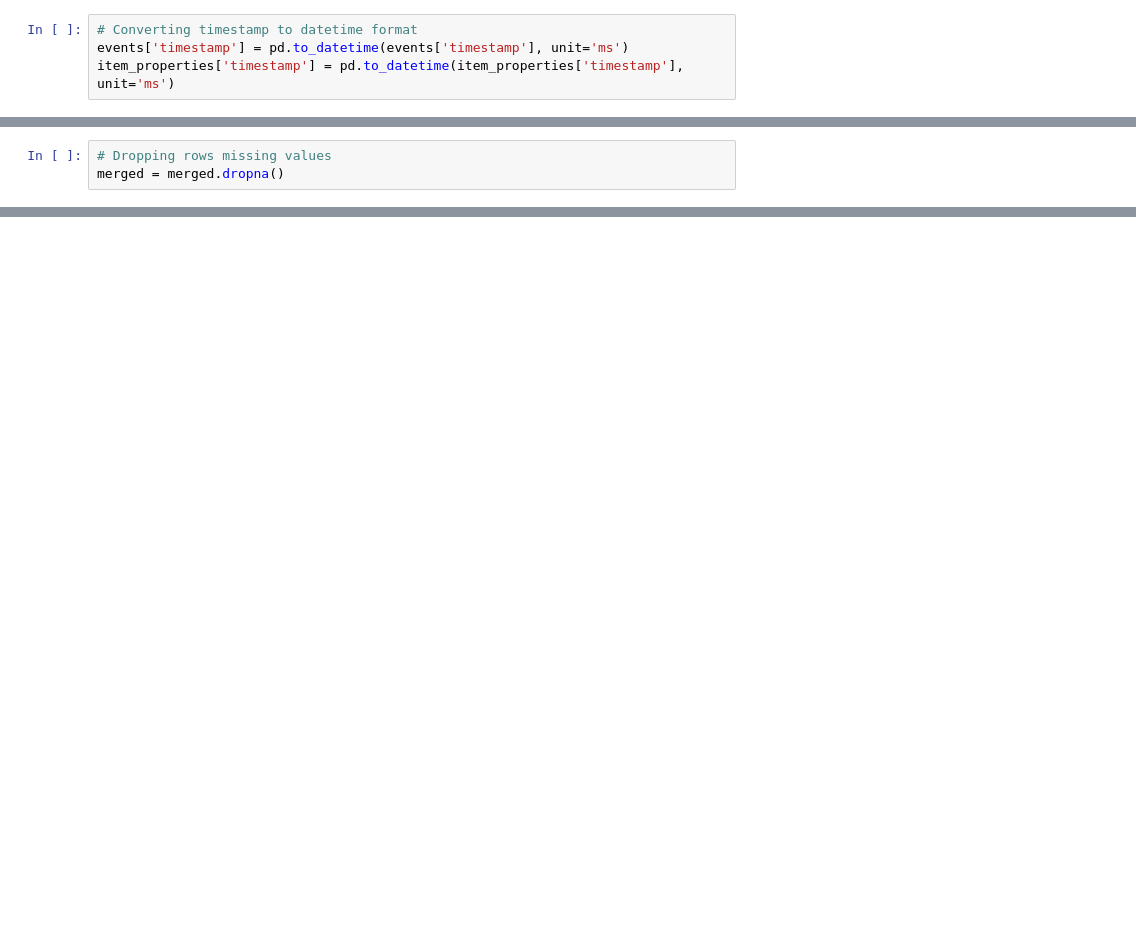
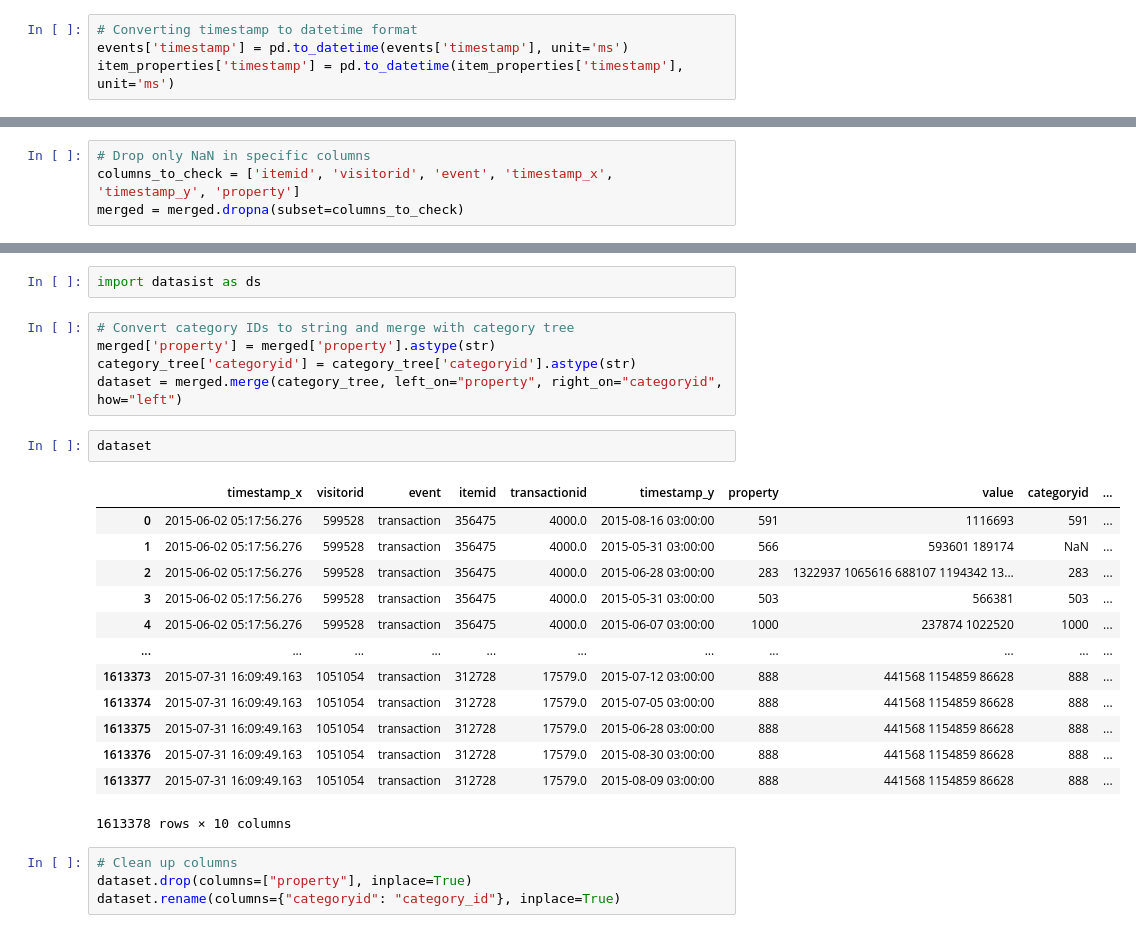
Before and after one commit to Afra233/Recommendation-System-Analysis, a Jupyter notebook: Notebook/Recommendation.ipynb, the cells around one changed output, grey strips where cells are left out. Cells and saved outputs as stored; diff of their text form; blank space fills up the shorter version.

```diff
--- a/Notebook/Recommendation.ipynb
+++ b/Notebook/Recommendation.ipynb
@@ -264,3 +241,0 @@ merged.head()
-# %%
-# Dropping rows missing values
-merged = merged.dropna()
@@ -266,0 +262,4 @@ merged = merged.dropna()
+# %%
+# Drop only NaN in specific columns
+columns_to_check = ['itemid', 'visitorid', 'event', 'timestamp_x', 'timestamp_y', 'property']
+merged = merged.dropna(subset=columns_to_check)
@@ -267 +295,28 @@ merged = merged.dropna()
+# %%
+import datasist as ds
+# %%
+# Convert category IDs to string and merge with category tree
+merged['property'] = merged['property'].astype(str)
+category_tree['categoryid'] = category_tree['categoryid'].astype(str)
+dataset = merged.merge(category_tree, left_on="property", right_on="categoryid", how="left")
+# %%
+dataset
+# %% [output]
+|  | timestamp_x | visitorid | event | itemid | transactionid | timestamp_y | property | value | categoryid | ... |
+| 0 | 2015-06-02 05:17:56.276 | 599528 | transaction | 356475 | 4000.0 | 2015-08-16 03:00:00 | 591 | 1116693 | 591 | ... |
+| 1 | 2015-06-02 05:17:56.276 | 599528 | transaction | 356475 | 4000.0 | 2015-05-31 03:00:00 | 566 | 593601 189174 | NaN | ... |
+| 2 | 2015-06-02 05:17:56.276 | 599528 | transaction | 356475 | 4000.0 | 2015-06-28 03:00:00 | 283 | 1322937 1065616 688107 1194342 13... | 283 | ... |
+| 3 | 2015-06-02 05:17:56.276 | 599528 | transaction | 356475 | 4000.0 | 2015-05-31 03:00:00 | 503 | 566381 | 503 | ... |
+| 4 | 2015-06-02 05:17:56.276 | 599528 | transaction | 356475 | 4000.0 | 2015-06-07 03:00:00 | 1000 | 237874 1022520 | 1000 | ... |
+| ... | ... | ... | ... | ... | ... | ... | ... | ... | ... | ... |
+| 1613373 | 2015-07-31 16:09:49.163 | 1051054 | transaction | 312728 | 17579.0 | 2015-07-12 03:00:00 | 888 | 441568 1154859 86628 | 888 | ... |
+| 1613374 | 2015-07-31 16:09:49.163 | 1051054 | transaction | 312728 | 17579.0 | 2015-07-05 03:00:00 | 888 | 441568 1154859 86628 | 888 | ... |
+| 1613375 | 2015-07-31 16:09:49.163 | 1051054 | transaction | 312728 | 17579.0 | 2015-06-28 03:00:00 | 888 | 441568 1154859 86628 | 888 | ... |
+| 1613376 | 2015-07-31 16:09:49.163 | 1051054 | transaction | 312728 | 17579.0 | 2015-08-30 03:00:00 | 888 | 441568 1154859 86628 | 888 | ... |
+| 1613377 | 2015-07-31 16:09:49.163 | 1051054 | transaction | 312728 | 17579.0 | 2015-08-09 03:00:00 | 888 | 441568 1154859 86628 | 888 | ... |
+1613378 rows × 10 columns
+# %%
+# Clean up columns
+dataset.drop(columns=["property"], inplace=True)
+dataset.rename(columns={"categoryid": "category_id"}, inplace=True)
 # %%
```
Also changed, not shown: parts of 29 cells of this notebook.
